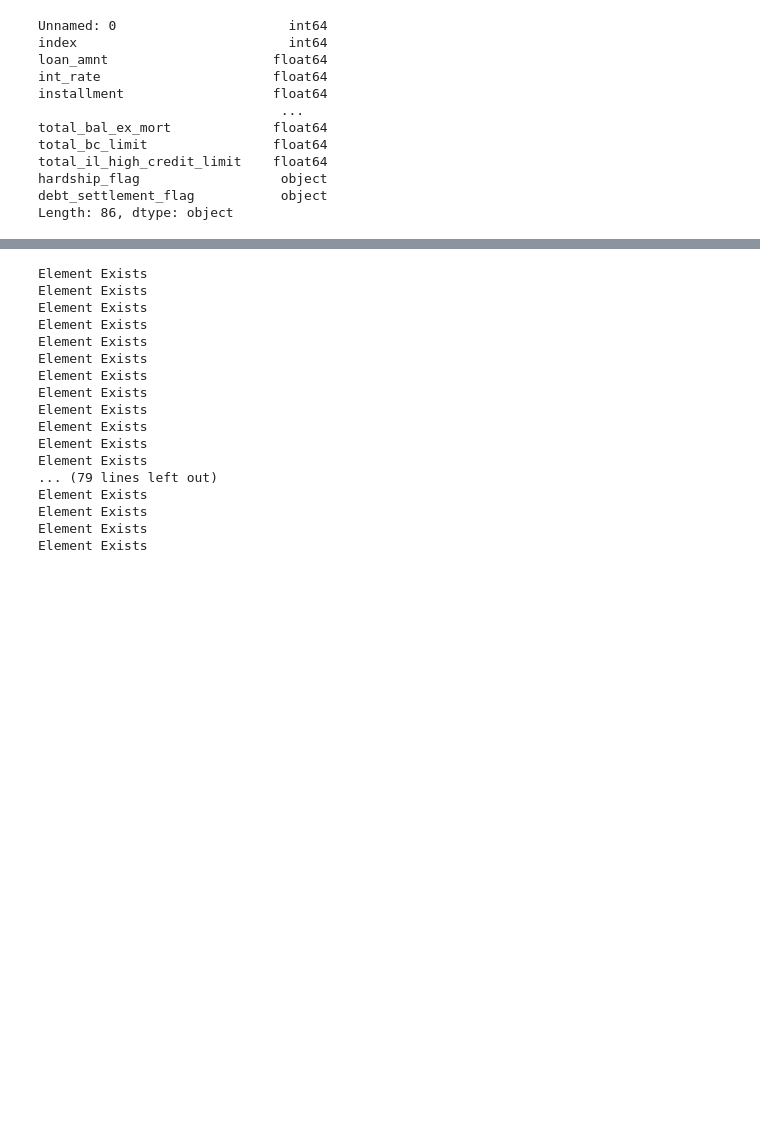
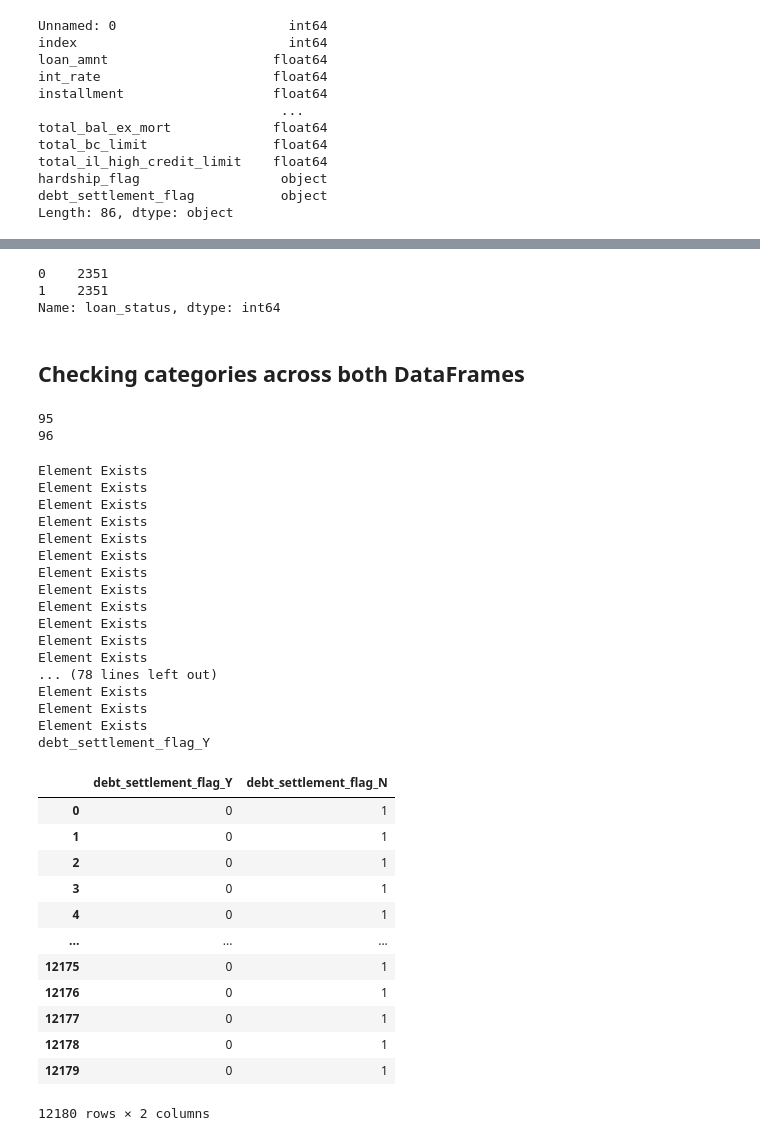
Before and after one commit to benmxnguyen/supervised-ml-challenge, a Jupyter notebook: credit_risk_evaluator.ipynb, the cells around one changed output, grey strips where cells are left out. Saved outputs shown, nothing was run; the diff lists cells and outputs as text; code cells hidden in the pictures; blank space fills up the shorter version.

```diff
--- a/credit_risk_evaluator.ipynb
+++ b/credit_risk_evaluator.ipynb
@@ -103,7 +241,21 @@ test_df_dummies
+# %%
+y_test.value_counts()
+# %% [output]
+0    2351
+1    2351
+Name: loan_status, dtype: int64
+# %% [markdown]
+## Checking categories across both DataFrames
+# %%
+print(len(test_df_dummies.columns))
+print(len(train_df_dummies.columns))
+# %% [output]
+95
+96
 # %%
-#checking if a column in the test set exists in the training set
-for column in test_df_dummies.columns:
-    if (column in train_df_dummies.columns):
+#checking if a column in the training set exists in the test set
+for column in X_train.columns:
+    if (column in X_test.columns):
         print ("Element Exists")
     else:
         print(column)
@@ -120,8 +272,8 @@ Element Exists
 Element Exists
 Element Exists
 Element Exists
-... (79 lines left out)
+... (78 lines left out)
 Element Exists
 Element Exists
 Element Exists
-Element Exists
+debt_settlement_flag_Y
@@ -127,0 +282,16 @@ Element Exists
+# %%
+X_train[['debt_settlement_flag_Y', 'debt_settlement_flag_N']]
+# %% [output]
+|  | debt_settlement_flag_Y | debt_settlement_flag_N |
+| 0 | 0 | 1 |
+| 1 | 0 | 1 |
+| 2 | 0 | 1 |
+| 3 | 0 | 1 |
+| 4 | 0 | 1 |
+| ... | ... | ... |
+| 12175 | 0 | 1 |
+| 12176 | 0 | 1 |
+| 12177 | 0 | 1 |
+| 12178 | 0 | 1 |
+| 12179 | 0 | 1 |
+12180 rows × 2 columns
```
Also changed, not shown: parts of 33 cells of this notebook.
